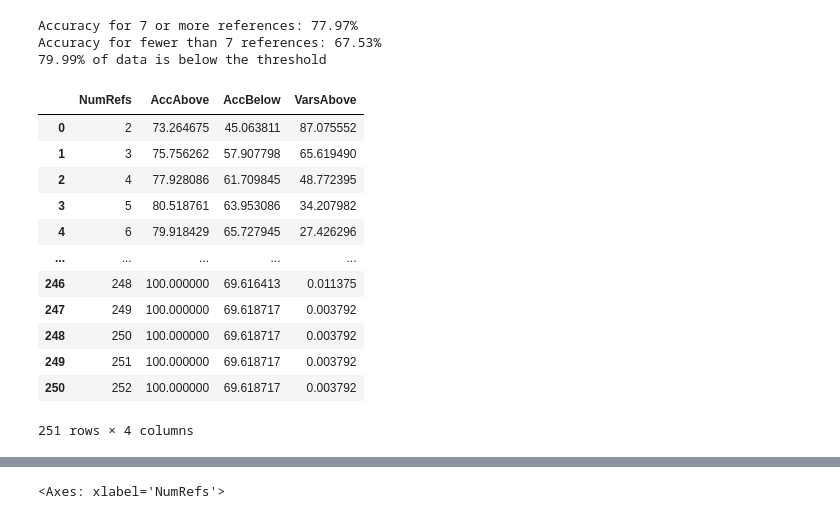
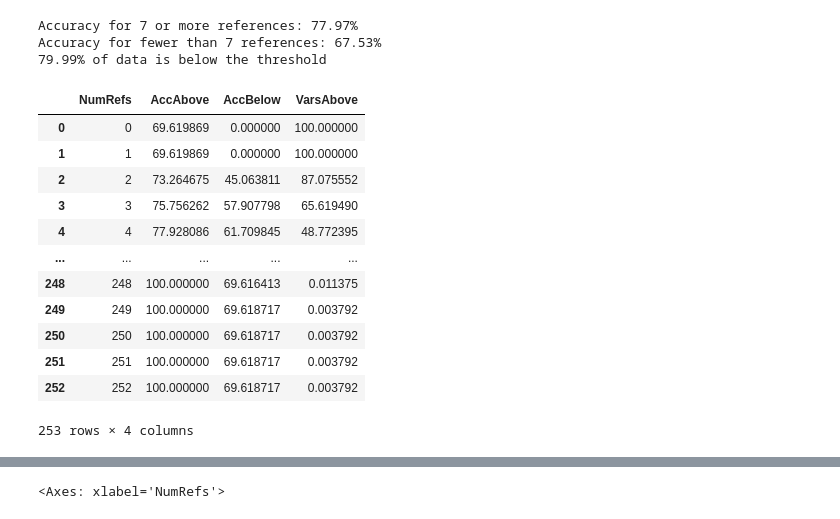
Before and after one commit to lasserre/datatype-recovery-experiments, a Jupyter notebook: notebooks/eval_NEW_ENCODING.ipynb, the cells around one changed output, grey strips where cells are left out. Drawn from its saved outputs; the diff is of its cells as text; code cells hidden in the pictures.

```diff
--- a/notebooks/eval_NEW_ENCODING.ipynb
+++ b/notebooks/eval_NEW_ENCODING.ipynb
@@ -630,28 +630,37 @@ Accuracy for 7 or more references: 77.97%
 Accuracy for fewer than 7 references: 67.53%
 79.99% of data is below the threshold
 # %%
+# TODO: make this a function, call it with a filtered mdf:
+# - BUILTIN leaf types
+# - PTR,STRUCT types
+# - STRUCT leaf types with 1+ pointer level (ptr/arr)
+# - Stack-based STRUCTS
+# - reg vars?
+# - params
+# - locals
+
 records = []
-for N in range(2, 253):
+for N in range(mdf.NumRefs.max()):
     above_mdf = mdf[mdf.NumRefs>=N]
     below_mdf = mdf[mdf.NumRefs<N]
-    acc_above = above_mdf.Correct.sum()/len(above_mdf)*100
-    acc_below = below_mdf.Correct.sum()/len(below_mdf)*100
+    acc_above = above_mdf.Correct.sum()/len(above_mdf)*100 if len(above_mdf) else 0.0
+    acc_below = below_mdf.Correct.sum()/len(below_mdf)*100 if len(below_mdf) else 0.0
     vars_above = len(above_mdf)/len(mdf)*100
     records.append((N, acc_above, acc_below, vars_above))
 
 refs_df = pd.DataFrame.from_records(records, columns=['NumRefs','AccAbove','AccBelow','VarsAbove'])
 refs_df
 # %% [output]
 |  | NumRefs | AccAbove | AccBelow | VarsAbove |
-| 0 | 2 | 73.264675 | 45.063811 | 87.075552 |
-| 1 | 3 | 75.756262 | 57.907798 | 65.619490 |
-| 2 | 4 | 77.928086 | 61.709845 | 48.772395 |
-| 3 | 5 | 80.518761 | 63.953086 | 34.207982 |
-| 4 | 6 | 79.918429 | 65.727945 | 27.426296 |
+| 0 | 0 | 69.619869 | 0.000000 | 100.000000 |
+| 1 | 1 | 69.619869 | 0.000000 | 100.000000 |
+| 2 | 2 | 73.264675 | 45.063811 | 87.075552 |
+| 3 | 3 | 75.756262 | 57.907798 | 65.619490 |
+| 4 | 4 | 77.928086 | 61.709845 | 48.772395 |
 | ... | ... | ... | ... | ... |
-| 246 | 248 | 100.000000 | 69.616413 | 0.011375 |
-| 247 | 249 | 100.000000 | 69.618717 | 0.003792 |
-| 248 | 250 | 100.000000 | 69.618717 | 0.003792 |
-| 249 | 251 | 100.000000 | 69.618717 | 0.003792 |
-| 250 | 252 | 100.000000 | 69.618717 | 0.003792 |
+| 248 | 248 | 100.000000 | 69.616413 | 0.011375 |
+| 249 | 249 | 100.000000 | 69.618717 | 0.003792 |
+| 250 | 250 | 100.000000 | 69.618717 | 0.003792 |
+| 251 | 251 | 100.000000 | 69.618717 | 0.003792 |
+| 252 | 252 | 100.000000 | 69.618717 | 0.003792 |
-251 rows × 4 columns
+253 rows × 4 columns
```
Also changed, not shown: parts of 3 cells of this notebook.
